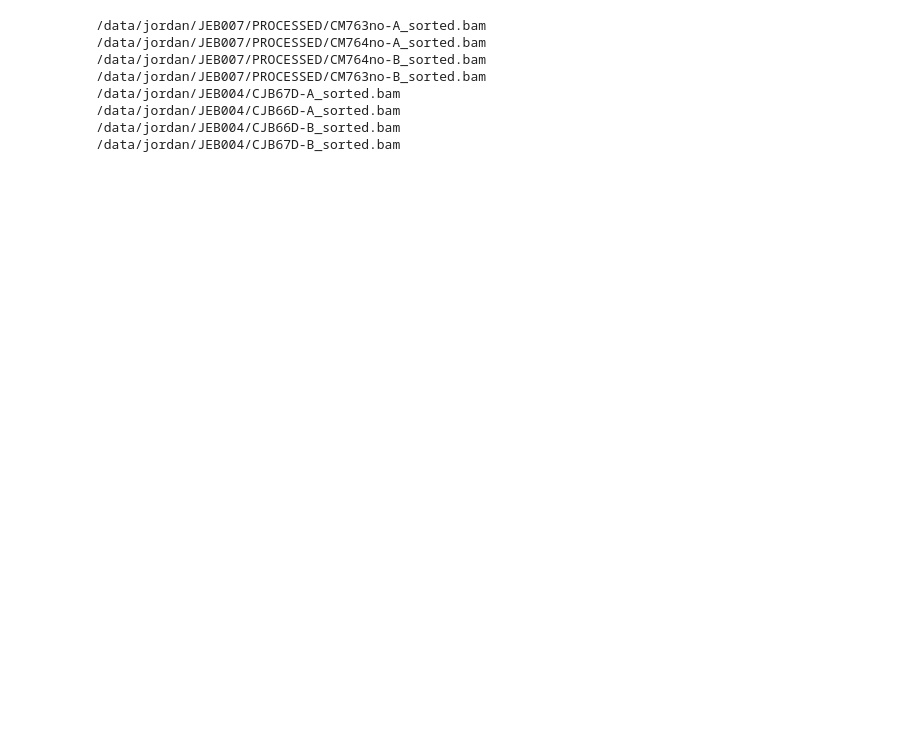
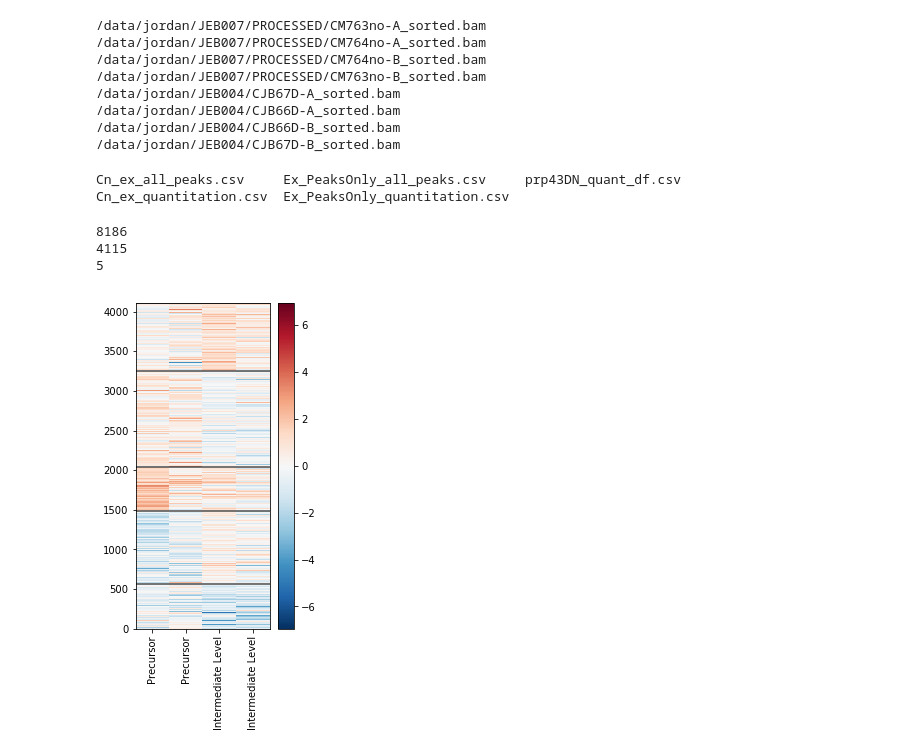
Before and after one commit to jeburke/SPTools, a Jupyter notebook: Example/Example_usage.ipynb, the cells around one changed output. Drawn from its saved outputs; the diff is of its cells as text; code cells hidden in the pictures; blank space fills up the shorter version.

Commit message:
Improvements to SPCompare

```diff
--- a/Example/Example_usage.ipynb
+++ b/Example/Example_usage.ipynb
@@ -128,3 +143,8 @@ run ../SPCompare.py prp43DN_config.txt Cn_ex_quantitation.csv crypto
 /data/jordan/JEB004/CJB66D-A_sorted.bam
 /data/jordan/JEB004/CJB66D-B_sorted.bam
 /data/jordan/JEB004/CJB67D-B_sorted.bam
+# %%
+ls *csv
+# %% [output]
+Cn_ex_all_peaks.csv     Ex_PeaksOnly_all_peaks.csv     prp43DN_quant_df.csv
+Cn_ex_quantitation.csv  Ex_PeaksOnly_quantitation.csv
@@ -130,0 +157,9 @@ run ../SPCompare.py prp43DN_config.txt Cn_ex_quantitation.csv crypto
+# %%
+heatmap, dataframe, pvalues = SPCompare.log_ratio_heatmap(pd.read_csv('prp43DN_quant_df.csv', index_col=0, header=[0,1]),
+                            pd.read_csv('Cn_ex_quantitation.csv', index_col=0),
+                            "WT", "prp43DN", metrics = ['Precursor','Intermediate Level'], n_clusters=5)
+# %% [output]
+8186
+4115
+5
+[figure, added]
```
Also changed, not shown: parts of 6 cells of this notebook, 1 other file.
